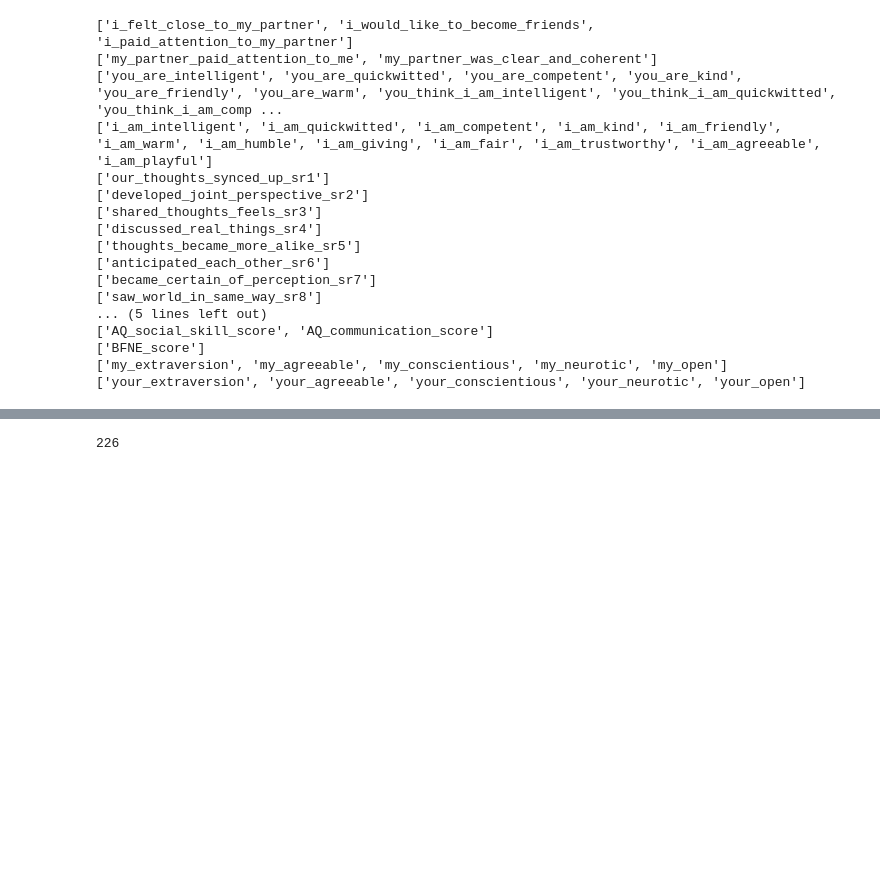
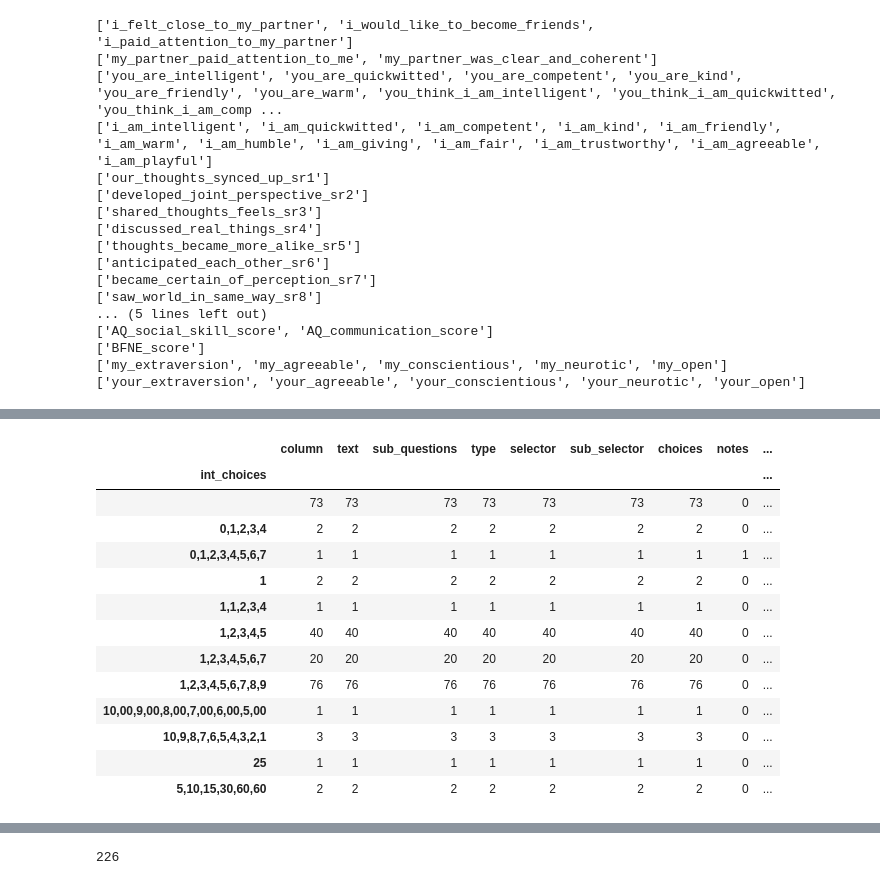
Before and after one commit to Hclover2003/natconv, a Jupyter notebook: natconv.ipynb, the cells around one changed output, grey strips where cells are left out. Saved outputs shown, nothing was run; the diff lists cells and outputs as text; code cells hidden in the pictures; blank space fills up the shorter version.

```diff
--- a/natconv.ipynb
+++ b/natconv.ipynb
@@ -94,0 +167,22 @@ for lst in likert:
+# %%
+import re
+datadict_int= datadict[datadict["choices"].notna()].copy()
+datadict_int["int_choices"] = datadict_int["choices"].apply(lambda x: re.findall(r'\d+', x))
+datadict_int["int_choices_len"] = datadict_int["int_choices"].apply(lambda x: len(x))
+datadict_int["int_choices"] = [','.join(map(str, l)) for l in datadict_int['int_choices']]
+datadict_int.groupby("int_choices").count()
+# %% [output]
+|  | column | text | sub_questions | type | selector | sub_selector | choices | notes | ... |
+| int_choices |  |  |  |  |  |  |  |  | ... |
+|  | 73 | 73 | 73 | 73 | 73 | 73 | 73 | 0 | ... |
+| 0,1,2,3,4 | 2 | 2 | 2 | 2 | 2 | 2 | 2 | 0 | ... |
+| 0,1,2,3,4,5,6,7 | 1 | 1 | 1 | 1 | 1 | 1 | 1 | 1 | ... |
+| 1 | 2 | 2 | 2 | 2 | 2 | 2 | 2 | 0 | ... |
+| 1,1,2,3,4 | 1 | 1 | 1 | 1 | 1 | 1 | 1 | 0 | ... |
+| 1,2,3,4,5 | 40 | 40 | 40 | 40 | 40 | 40 | 40 | 0 | ... |
+| 1,2,3,4,5,6,7 | 20 | 20 | 20 | 20 | 20 | 20 | 20 | 0 | ... |
+| 1,2,3,4,5,6,7,8,9 | 76 | 76 | 76 | 76 | 76 | 76 | 76 | 0 | ... |
+| 10,00,9,00,8,00,7,00,6,00,5,00 | 1 | 1 | 1 | 1 | 1 | 1 | 1 | 0 | ... |
+| 10,9,8,7,6,5,4,3,2,1 | 3 | 3 | 3 | 3 | 3 | 3 | 3 | 0 | ... |
+| 25 | 1 | 1 | 1 | 1 | 1 | 1 | 1 | 0 | ... |
+| 5,10,15,30,60,60 | 2 | 2 | 2 | 2 | 2 | 2 | 2 | 0 | ... |
```
Also changed, not shown: parts of 36 cells of this notebook, 12 other files.
